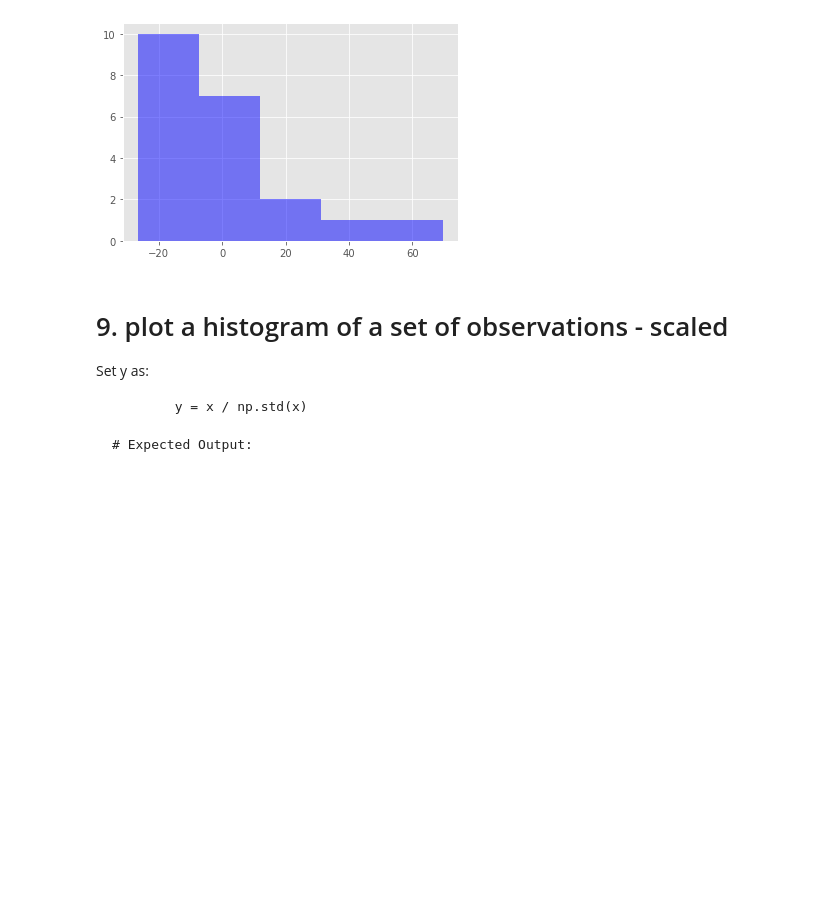
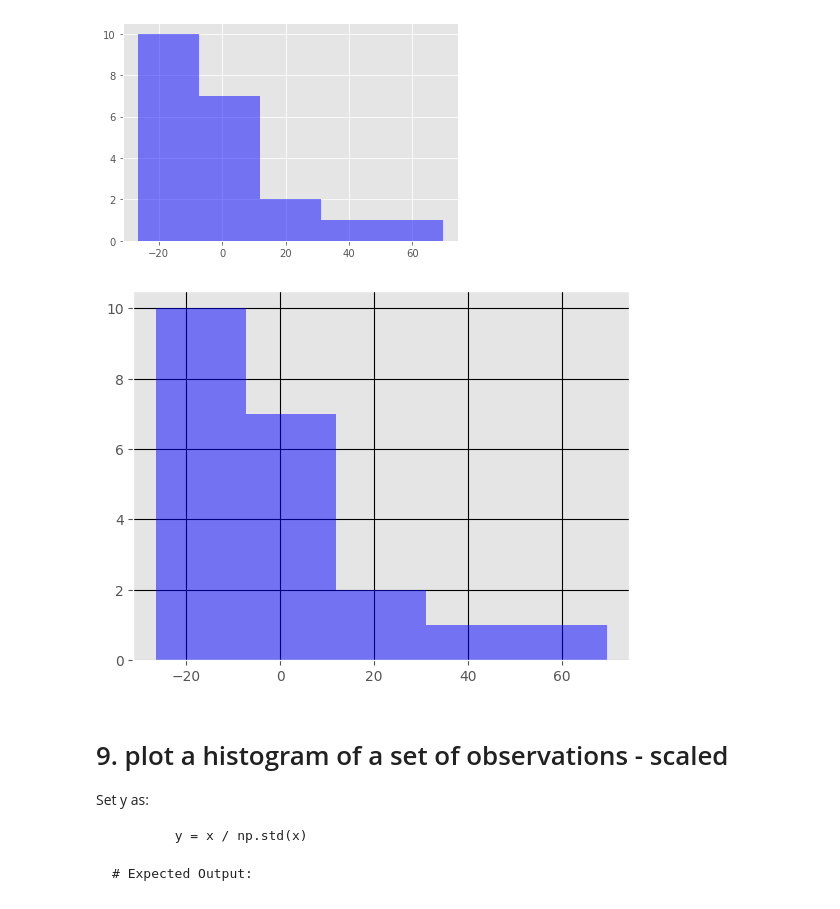
Before and after one commit to LouisMcArdell/IOD-Work, a Jupyter notebook: IOD_Lab-1.1.4 Statistics - part 2.ipynb, the cells around one changed output. Cells and saved outputs as stored; diff of their text form; code cells hidden in the pictures; blank space fills up the shorter version.

```diff
--- a/IOD_Lab-1.1.4 Statistics - part 2.ipynb
+++ b/IOD_Lab-1.1.4 Statistics - part 2.ipynb
@@ -276,8 +276,13 @@ Experiment with various number of bins. Set y as:
 # %%
 # plot a histogram of a set of observations - centered
 # experiment with various number of bins
 x = [21,22,23,4,5,6,77,8,9,10,31,32,33,34,35,36,37,18,49,50,100]
 # ANSWER
+y = x - np.mean(x)
+plt.hist(y,bins=5, alpha=0.5,color='blue')
+plt.grid(c='black')
+# %% [output]
+[figure, added]
 # %% [markdown]
 # 9. plot a histogram of a set of observations - scaled
 
```
Also changed, not shown: parts of 6 cells of this notebook, 1 other file.
